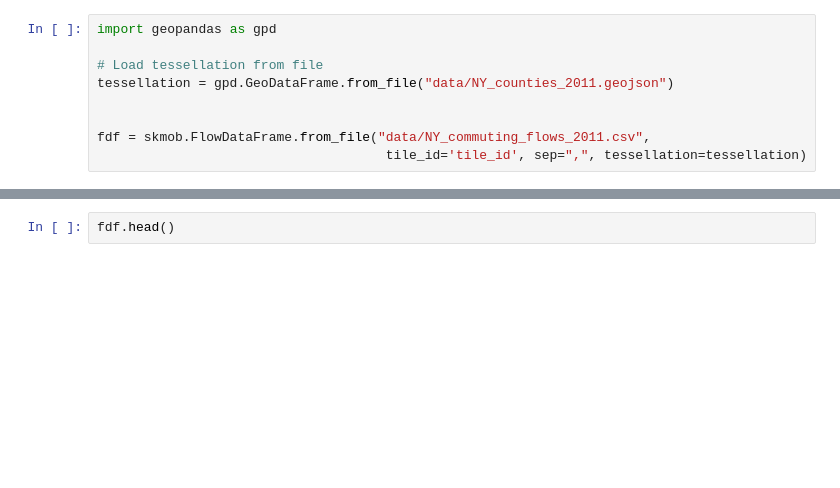
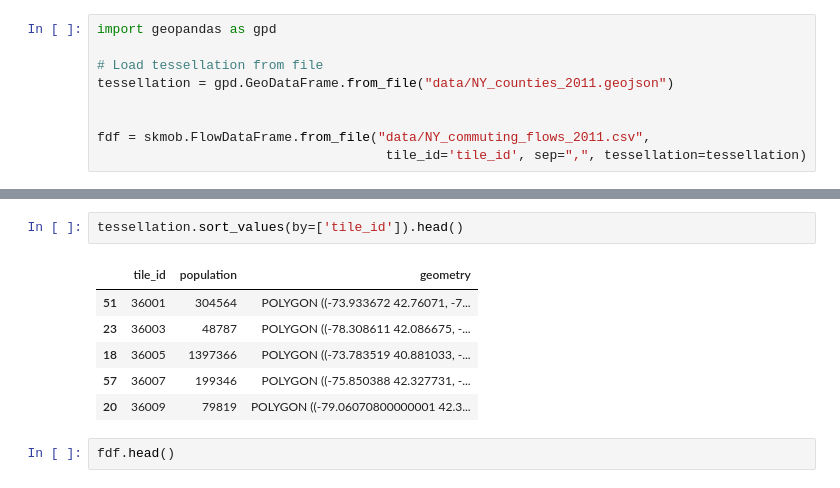
Before and after one commit to scikit-mobility/scikit-mobility, a Jupyter notebook: tutorial/0_data_structures_skmob_tutorial.ipynb, the cells around one changed output, grey strips where cells are left out. Cells and saved outputs as stored; diff of their text form; blank space fills up the shorter version.

```diff
--- a/tutorial/0_data_structures_skmob_tutorial.ipynb
+++ b/tutorial/0_data_structures_skmob_tutorial.ipynb
@@ -461,3 +468,12 @@ fdf = skmob.FlowDataFrame.from_file("data/NY_commuting_flows_2011.csv",
+# %%
+tessellation.sort_values(by=['tile_id']).head()
+# %% [output]
+|  | tile_id | population | geometry |
+| 51 | 36001 | 304564 | POLYGON ((-73.933672 42.76071, -7... |
+| 23 | 36003 | 48787 | POLYGON ((-78.308611 42.086675, -... |
+| 18 | 36005 | 1397366 | POLYGON ((-73.783519 40.881033, -... |
+| 57 | 36007 | 199346 | POLYGON ((-75.850388 42.327731, -... |
+| 20 | 36009 | 79819 | POLYGON ((-79.06070800000001 42.3... |
 # %%
 fdf.head()
 # %% [output]
```
Also changed, not shown: parts of 1 cell of this notebook, 1 other file.
